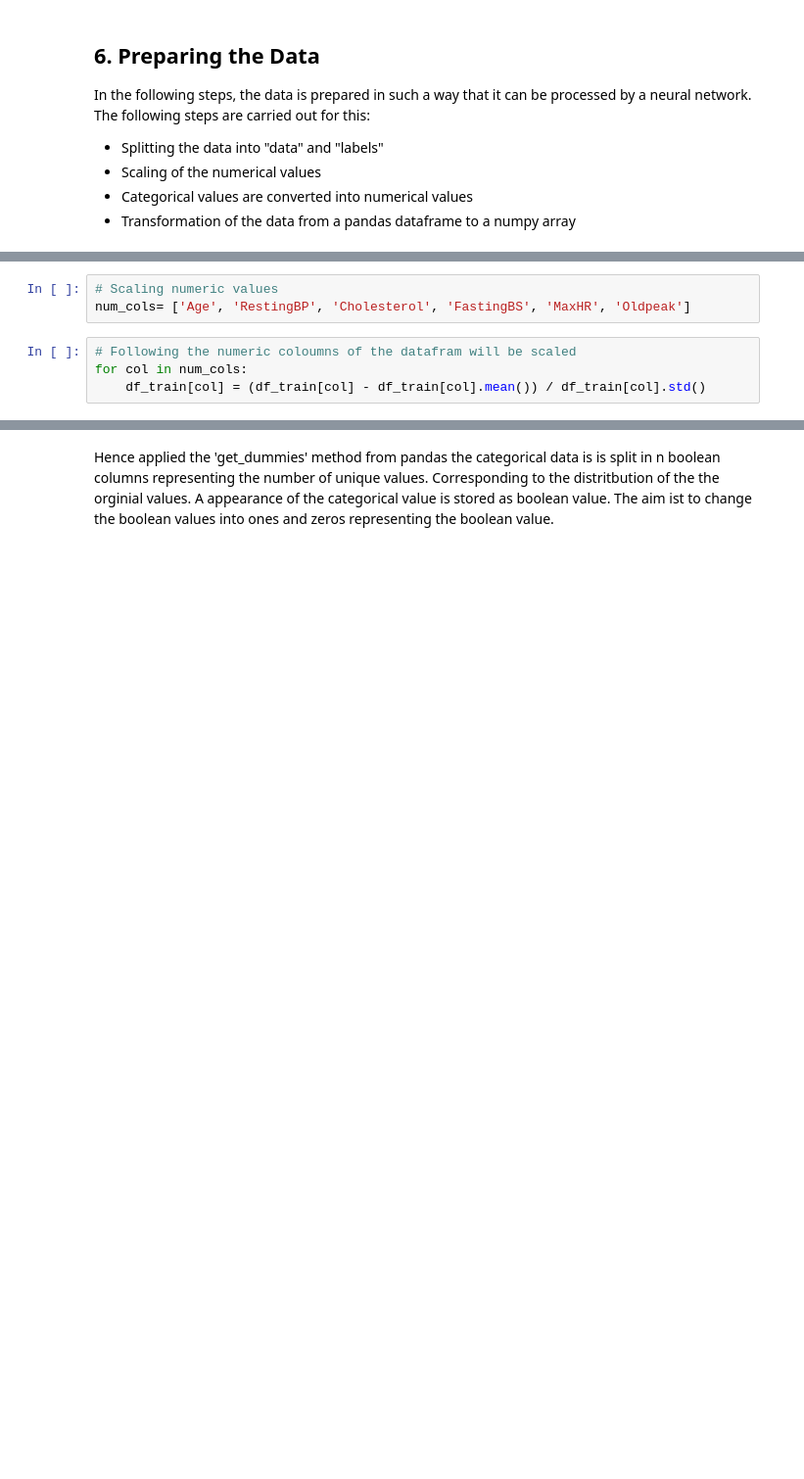
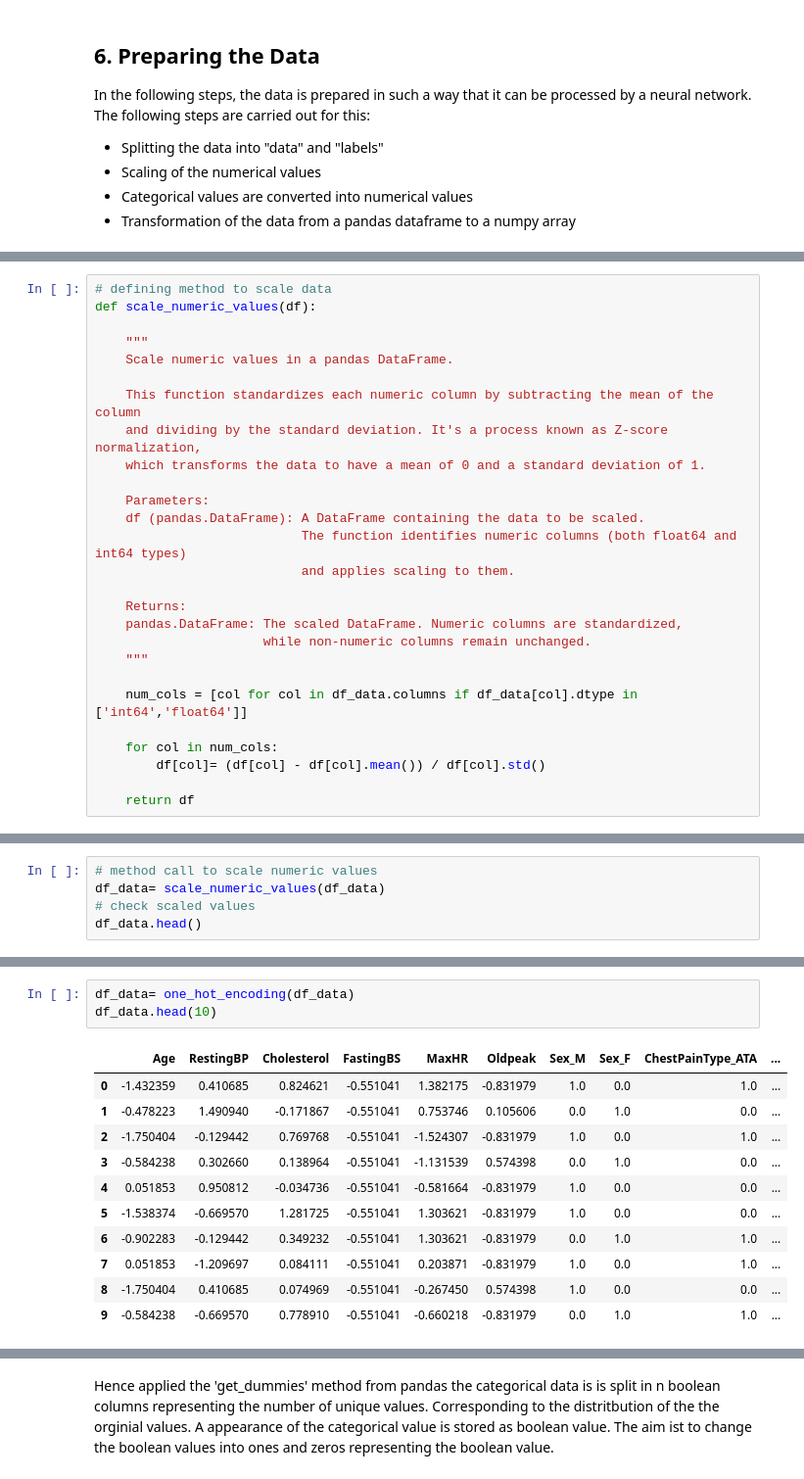
Before and after one commit to quantum-insights/DSM150_NN, a Jupyter notebook: cw1/cw1.ipynb, the cells around one changed output, grey strips where cells are left out. Shown at 98% size. Drawn from its saved outputs; the diff is of its cells as text; blank space fills up the shorter version.

Commit message:
Jupyter Notebook: - Performed scaling numeric values - Performed one hote encoding for numeric values

```diff
--- a/cw1/cw1.ipynb
+++ b/cw1/cw1.ipynb
@@ -286,7 +271,0 @@ dtype: int64
-# %%
-# Scaling numeric values
-num_cols= ['Age', 'RestingBP', 'Cholesterol', 'FastingBS', 'MaxHR', 'Oldpeak']
-# %%
-# Following the numeric coloumns of the datafram will be scaled
-for col in num_cols:
-    df_train[col] = (df_train[col] - df_train[col].mean()) / df_train[col].std()
@@ -298,0 +276,27 @@ KeyError: "None of [Index(['Sex', 'ChestPainType', 'RestingECG', 'ExerciseAngina
+# %%
+# defining method to scale data
+def scale_numeric_values(df):
+
+    """
+    Scale numeric values in a pandas DataFrame.
+
+    This function standardizes each numeric column by subtracting the mean of the column
+    and dividing by the standard deviation. It's a process known as Z-score normalization,
+    which transforms the data to have a mean of 0 and a standard deviation of 1.
+
+    Parameters:
+    df (pandas.DataFrame): A DataFrame containing the data to be scaled.
+                           The function identifies numeric columns (both float64 and int64 types)
+                           and applies scaling to them.
+
+    Returns:
+    pandas.DataFrame: The scaled DataFrame. Numeric columns are standardized,
+                      while non-numeric columns remain unchanged.
+    """
+
+    num_cols = [col for col in df_data.columns if df_data[col].dtype in ['int64','float64']]
+
+    for col in num_cols:
+        df[col]= (df[col] - df[col].mean()) / df[col].std()
+
+    return df
@@ -298,0 +313,5 @@ KeyError: "None of [Index(['Sex', 'ChestPainType', 'RestingECG', 'ExerciseAngina
+# %%
+# method call to scale numeric values
+df_data= scale_numeric_values(df_data)
+# check scaled values
+df_data.head()
@@ -298,0 +387,15 @@ KeyError: "None of [Index(['Sex', 'ChestPainType', 'RestingECG', 'ExerciseAngina
+# %%
+df_data= one_hot_encoding(df_data)
+df_data.head(10)
+# %% [output]
+|  | Age | RestingBP | Cholesterol | FastingBS | MaxHR | Oldpeak | Sex_M | Sex_F | ChestPainType_ATA | ... |
+| 0 | -1.432359 | 0.410685 | 0.824621 | -0.551041 | 1.382175 | -0.831979 | 1.0 | 0.0 | 1.0 | ... |
+| 1 | -0.478223 | 1.490940 | -0.171867 | -0.551041 | 0.753746 | 0.105606 | 0.0 | 1.0 | 0.0 | ... |
+| 2 | -1.750404 | -0.129442 | 0.769768 | -0.551041 | -1.524307 | -0.831979 | 1.0 | 0.0 | 1.0 | ... |
+| 3 | -0.584238 | 0.302660 | 0.138964 | -0.551041 | -1.131539 | 0.574398 | 0.0 | 1.0 | 0.0 | ... |
+| 4 | 0.051853 | 0.950812 | -0.034736 | -0.551041 | -0.581664 | -0.831979 | 1.0 | 0.0 | 0.0 | ... |
+| 5 | -1.538374 | -0.669570 | 1.281725 | -0.551041 | 1.303621 | -0.831979 | 1.0 | 0.0 | 0.0 | ... |
+| 6 | -0.902283 | -0.129442 | 0.349232 | -0.551041 | 1.303621 | -0.831979 | 0.0 | 1.0 | 1.0 | ... |
+| 7 | 0.051853 | -1.209697 | 0.084111 | -0.551041 | 0.203871 | -0.831979 | 1.0 | 0.0 | 1.0 | ... |
+| 8 | -1.750404 | 0.410685 | 0.074969 | -0.551041 | -0.267450 | 0.574398 | 1.0 | 0.0 | 0.0 | ... |
+| 9 | -0.584238 | -0.669570 | 0.778910 | -0.551041 | -0.660218 | -0.831979 | 0.0 | 1.0 | 1.0 | ... |
```
Also changed, not shown: parts of 18 cells of this notebook.
